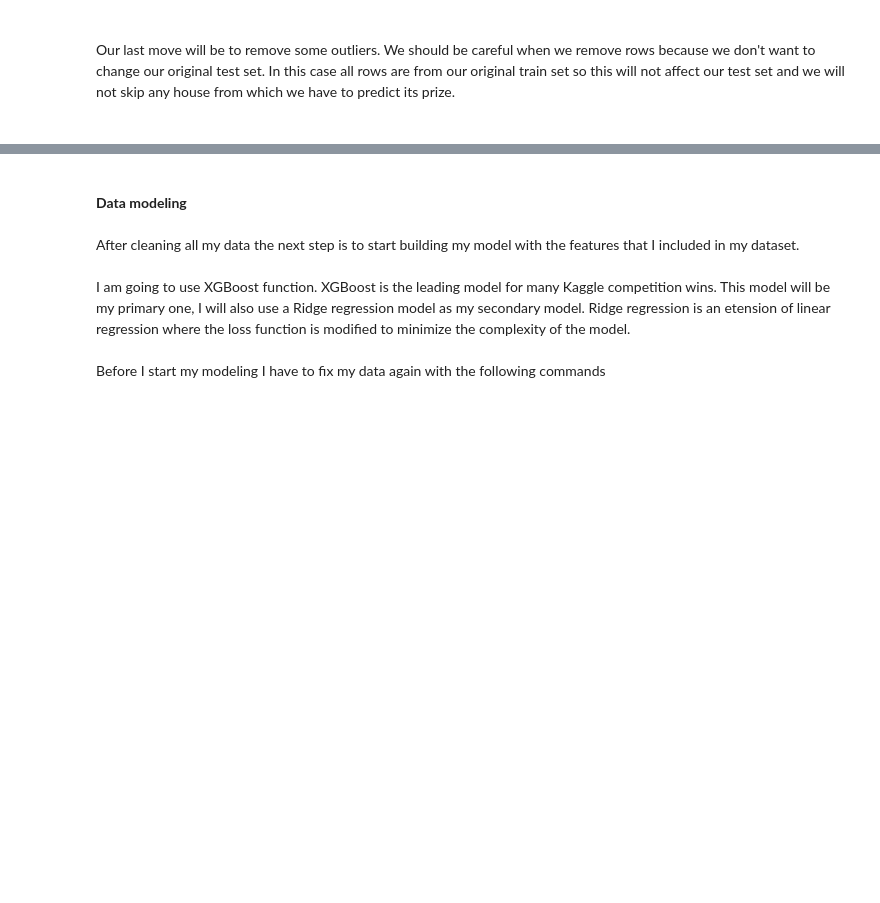
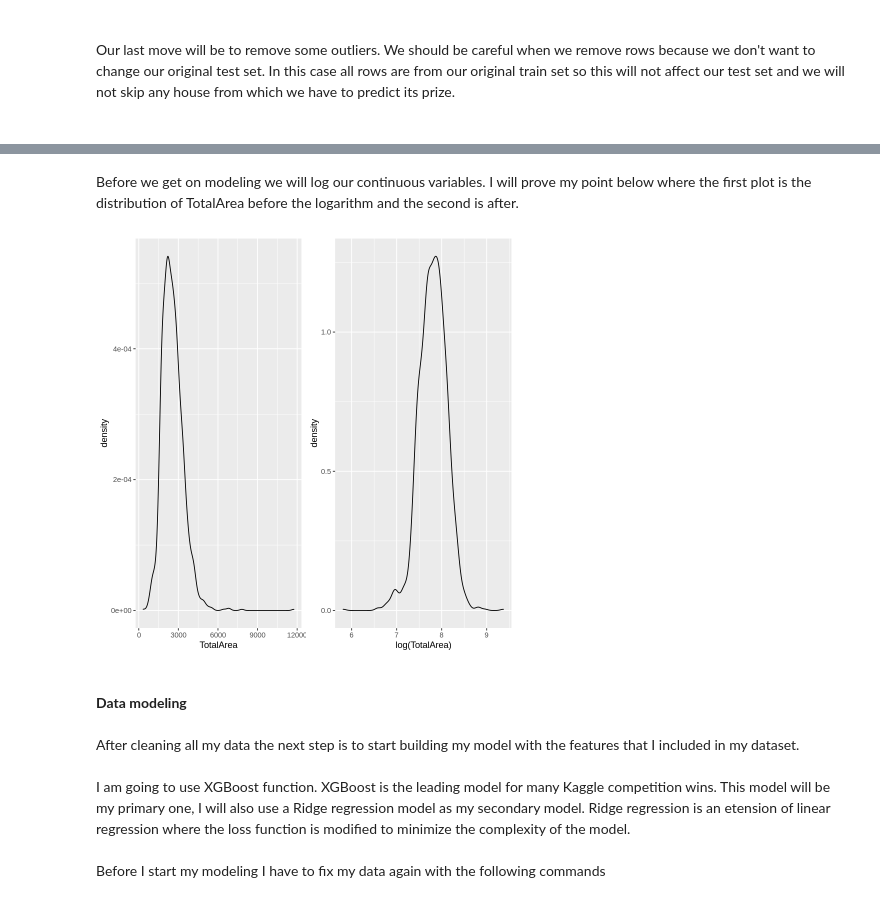
Before and after one commit to katlidakis/first, a Jupyter notebook: Ameshousing.ipynb, the cells around one changed output, grey strips where cells are left out. Drawn from its saved outputs; the diff is of its cells as text; code cells hidden in the pictures; blank space fills up the shorter version.

```diff
--- a/Ameshousing.ipynb
+++ b/Ameshousing.ipynb
@@ -233,7 +236,7 @@ mode <- function(x) {
   ux[which.max(tabulate(match(x, ux)))]
 }
 # %%
-
+train$TotalBsmtSF[is.na(train$TotalBsmtSF)]<-mean(train$TotalBsmtSF,na.rm=TRUE)
 train$SaleType[is.na(train$SaleType)]<-mode(train$SaleType)
 train$TotalArea[is.na(train$TotalArea)]<-mean(train$TotalArea,na.rm=TRUE)
 train$TotalFinSF[is.na(train$TotalFinSF)]<-mean(train$TotalFinSF, na.rm=TRUE)
@@ -244,6 +247,10 @@ train$BsmtUnfSF[is.na(train$BsmtUnfSF)]<-0
 train$LotFrontage[is.na(train$LotFrontage)]<-0
 train$GarageArea[is.na(train$GarageArea)]<-0
 train$MasVnrArea[is.na(train$MasVnrArea)]<- 0
+train$MasVnrArea[is.na(train$MasVnrArea)]<- 0
+train$Electrical[is.na(train$Electrical)]<-mode(train$Electrical)
+train$Functional[is.na(train$Functional)]<-mode(train$Functional)
+train$MSZoning[is.na(train$MSZoning)]<-mode(train$MSZoning)
 # %% [markdown]
 <br/>
 
@@ -257,10 +264,6 @@ train$GarageYrBlt[train$GarageYrBlt==2207]<-train$YearBuilt[train$GarageYrBlt==2
 train$Fence<-as.character(train$Fence)
 train$Fence[is.na(train$Fence)]<- "No"
 train$Fence<-as.factor(train$Fence)
-
-train$MSZoning<-as.character(train$MSZoning)
-train$MSZoning[is.na(train$MSZoning)]<- "No"
-train$MSZoning<-as.factor(train$MSZoning)
 
 train$Exterior1st<-as.character(train$Exterior1st)
 train$Exterior1st[is.na(train$Exterior1st)]<- "No"
@@ -391,6 +394,13 @@ train$PavedDrive<-NULL
 train$GarageCond<-NULL
 train$MiscVal<-NULL
 train$MiscFeature<-NULL
+train$MSSubClass<-NULL
+train$LotFrontage<-NULL
+train$MasVnrArea<-NULL
+train$BsmtUnfSF<-NULL
+train$BedroomAbvGr<-NULL
+train$YrSold<-NULL
+train$TotPorch<-NULL
 # %% [markdown]
 <br/>
 
@@ -398,9 +408,8 @@ Our last move will be to remove some outliers. We should be careful when we remo
 <br/>
 <br/>
 # %%
-train=train[!(train$LotFrontage>300),]
+
 train=train[!(train$LotArea>150000),]
-train=train[!(train$MasVnrArea>1500),]
 train=train[!(train$GarageYrBlt<1873),]
 # %%
 dim(train)
@@ -408,0 +418,9 @@ dim(train)
+# %% [markdown]
+Before we get on modeling we will log our continuous variables. I will prove my point below where the first plot is the distribution of TotalArea before the logarithm and the second is after.
+# %%
+require(gridExtra)
+original <- ggplot(train[1:1456,], aes(x=TotalArea)) + geom_density()
+log <- ggplot(train[1:1456,], aes(x=log(TotalArea))) + geom_density()
+grid.arrange(original, log, ncol=2)
+# %% [output]
+[figure, added]
```
Also changed, not shown: parts of 19 cells of this notebook.
